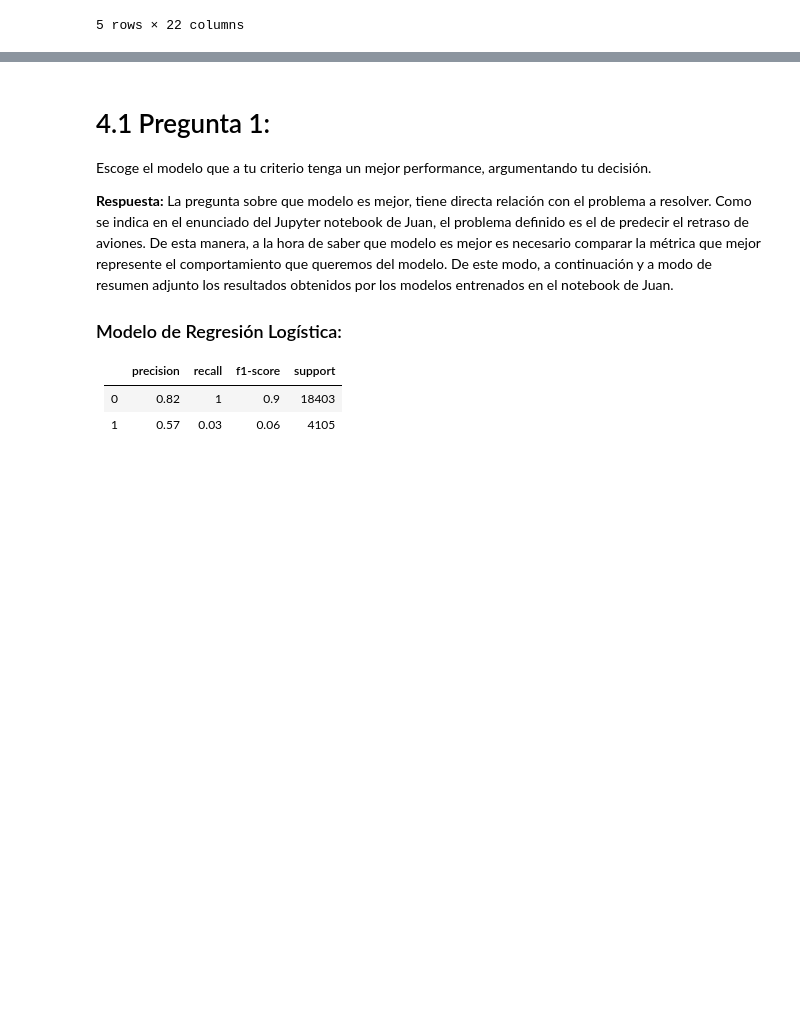
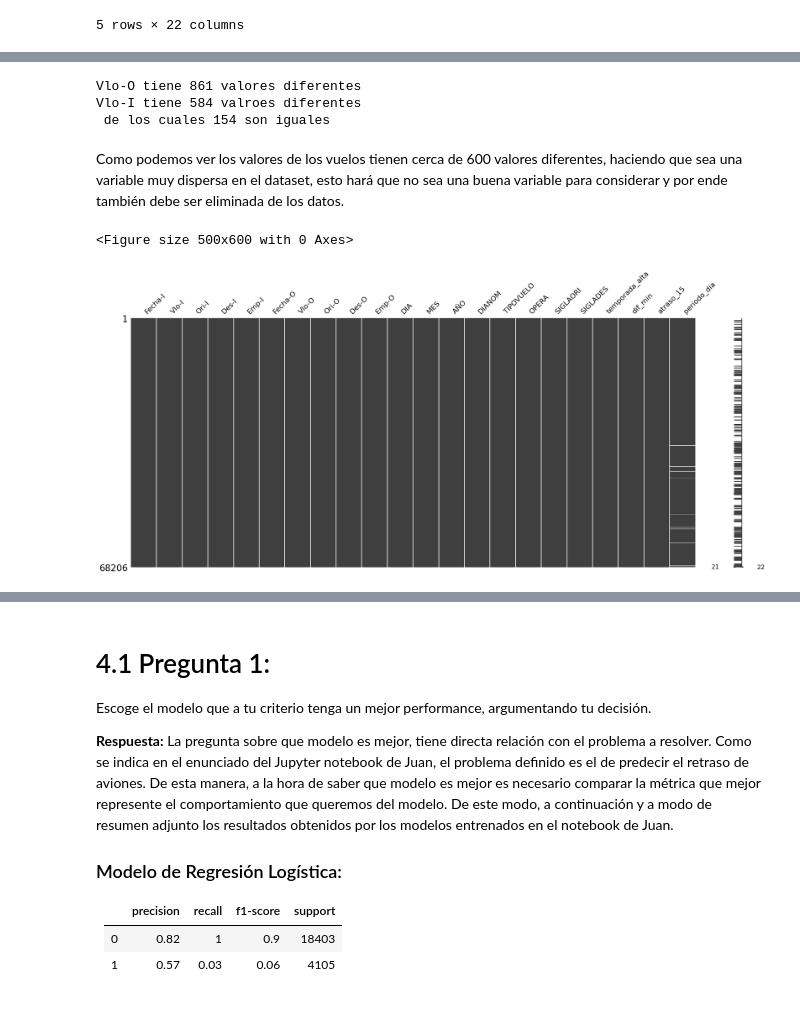
Before and after one commit to rocholaky/NeuralWorksChallenge, a Jupyter notebook: mlapi.ipynb, the cells around one changed output, grey strips where cells are left out. Saved outputs shown, nothing was run; the diff lists cells and outputs as text; code cells hidden in the pictures; blank space fills up the shorter version.

```diff
--- a/mlapi.ipynb
+++ b/mlapi.ipynb
@@ -41,3 +47,12 @@ from flightPredictor.models import modelFactory as mf
+# %%
+plt.rcParams['figure.figsize'] = (10, 6)
+TEST_SIZE = 0.2
+VAL_SIZE = 0.2
+SPLITTER = splitter.dataSplitter(test_size=TEST_SIZE, val_size=VAL_SIZE)
+CLASSIFIER_FACTORY = mf.ModelFactory()
+PIPELINE_FACTORY = transformations.pipeGenerator()
+# geolocator variable that lets us find the longitude and latitude:
+GEOLOCATOR = Nominatim(user_agent="EDA")
 # %% [markdown]
 ## 2. Definición de Columnas Basales
 # %%
@@ -73,0 +99,22 @@ CLASSIFIER_FACTORY = mf.ModelFactory()
+# %%
+vlo_o_count = df["Vlo-O"].value_counts()
+vlo_i_count = df["Vlo-I"].value_counts()
+
+print(f"Vlo-O tiene {len(vlo_o_count)} valores diferentes \nVlo-I tiene {len(vlo_i_count)} valroes diferentes\n de los cuales {len(set(vlo_o_count).intersection(set(vlo_i_count)))} son iguales")
+# %% [output]
+Vlo-O tiene 861 valores diferentes
+Vlo-I tiene 584 valroes diferentes
+ de los cuales 154 son iguales
+# %% [markdown]
+Como podemos ver los valores de los vuelos tienen cerca de 600 valores diferentes, haciendo que sea una variable muy dispersa en el dataset, esto hará que no sea una buena variable para considerar y por ende también debe ser eliminada de los datos.
+# %%
+plt.figure(figsize=(5, 6))
+
+# Generate the missingness matrix plot
+msng.matrix(df)
+
+# Show the plot
+plt.show()
+# %% [output]
+<Figure size 500x600 with 0 Axes>
+[figure, added]
```
Also changed, not shown: parts of 80 cells of this notebook, 3 other files.
